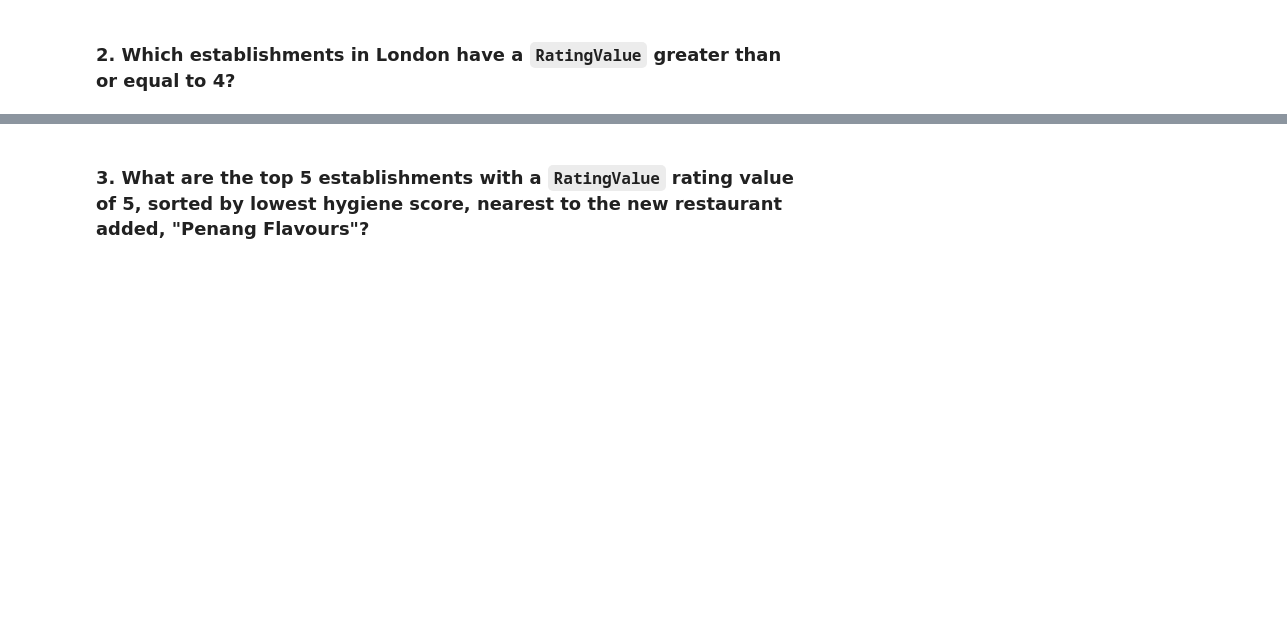
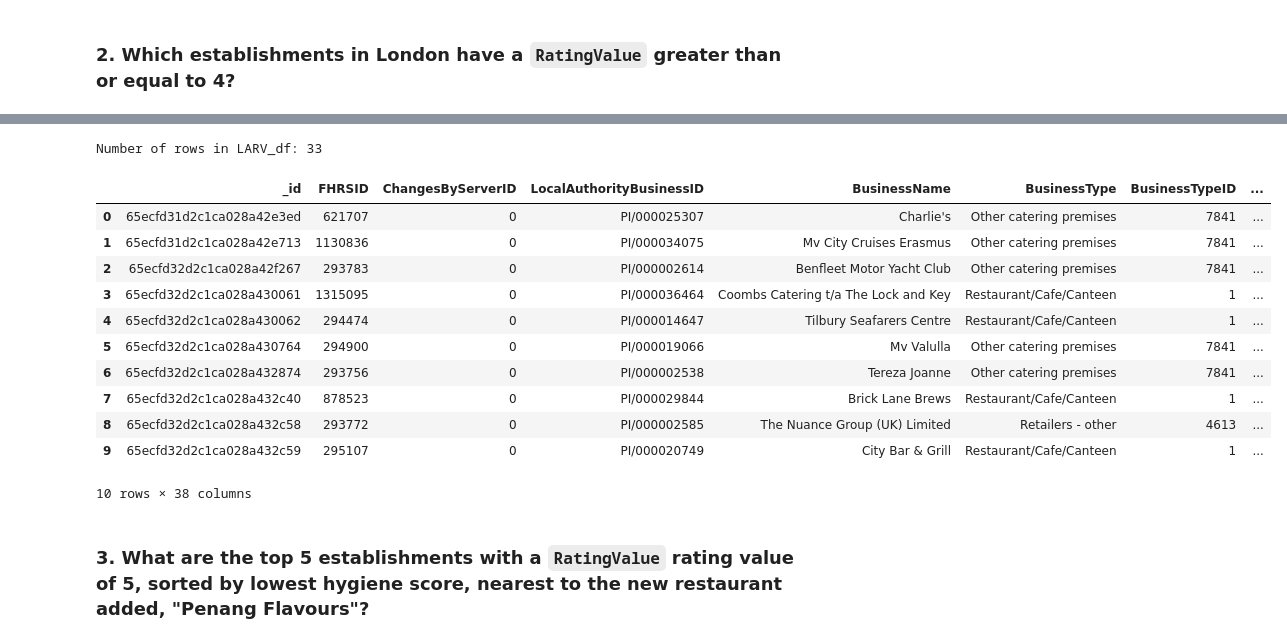
Before and after one commit to lizabethnt/nosql-challenge, a Jupyter notebook: NoSQL_analysis_Lisa.ipynb, the cells around one changed output, grey strips where cells are left out. Cells and saved outputs as stored; diff of their text form; code cells hidden in the pictures; blank space fills up the shorter version.

```diff
--- a/NoSQL_analysis_Lisa.ipynb
+++ b/NoSQL_analysis_Lisa.ipynb
@@ -81,8 +81,14 @@ Number of rows in hygiene_df: 41
 ### 2. Which establishments in London have a `RatingValue` greater than or equal to 4?
 # %%
 # Find the establishments with London as the Local Authority and has a RatingValue greater than or equal to 4.
-query =
+#using LARV to stand for "Local Autority, RatingValue"
+#'LocalAuthorityName': {'$regex' : 'London'},
+LARV_query = {'LocalAuthorityName': {'$regex' : 'London'},'RatingValue': {'$gte': 4}}
+LARV_result = establishments.find(LARV_query)
 
 # Use count_documents to display the number of documents in the result
-
+LARV_count = establishments.count_documents(LARV_query)
+print('The number of documents with London as the Local Authority and has a RatingValue greater than or equal to 4:', LARV_count)
 # Display the first document in the results using pprint
+print('The first result:\n')
+pprint(LARV_result[0])
@@ -89,9 +113,24 @@ query =
 # %%
 # Convert the result to a Pandas DataFrame
-
+LARV_df = pd.json_normalize(LARV_result)
 # Display the number of rows in the DataFrame
-
+print('Number of rows in LARV_df:', len(LARV_df))
 # Display the first 10 rows of the DataFrame
+LARV_df.head(10)
+# %% [output]
+Number of rows in LARV_df: 33
+|  | _id | FHRSID | ChangesByServerID | LocalAuthorityBusinessID | BusinessName | BusinessType | BusinessTypeID | ... |
+| 0 | 65ecfd31d2c1ca028a42e3ed | 621707 | 0 | PI/000025307 | Charlie's | Other catering premises | 7841 | ... |
+| 1 | 65ecfd31d2c1ca028a42e713 | 1130836 | 0 | PI/000034075 | Mv City Cruises Erasmus | Other catering premises | 7841 | ... |
+| 2 | 65ecfd32d2c1ca028a42f267 | 293783 | 0 | PI/000002614 | Benfleet Motor Yacht Club | Other catering premises | 7841 | ... |
+| 3 | 65ecfd32d2c1ca028a430061 | 1315095 | 0 | PI/000036464 | Coombs Catering t/a The Lock and Key | Restaurant/Cafe/Canteen | 1 | ... |
+| 4 | 65ecfd32d2c1ca028a430062 | 294474 | 0 | PI/000014647 | Tilbury Seafarers Centre | Restaurant/Cafe/Canteen | 1 | ... |
+| 5 | 65ecfd32d2c1ca028a430764 | 294900 | 0 | PI/000019066 | Mv Valulla | Other catering premises | 7841 | ... |
+| 6 | 65ecfd32d2c1ca028a432874 | 293756 | 0 | PI/000002538 | Tereza Joanne | Other catering premises | 7841 | ... |
+| 7 | 65ecfd32d2c1ca028a432c40 | 878523 | 0 | PI/000029844 | Brick Lane Brews | Restaurant/Cafe/Canteen | 1 | ... |
+| 8 | 65ecfd32d2c1ca028a432c58 | 293772 | 0 | PI/000002585 | The Nuance Group (UK) Limited | Retailers - other | 4613 | ... |
+| 9 | 65ecfd32d2c1ca028a432c59 | 295107 | 0 | PI/000020749 | City Bar & Grill | Restaurant/Cafe/Canteen | 1 | ... |
+10 rows × 38 columns
 # %% [markdown]
 ### 3. What are the top 5 establishments with a `RatingValue` rating value of 5, sorted by lowest hygiene score, nearest to the new restaurant added, "Penang Flavours"?
 # %%
```
Also changed, not shown: parts of 8 cells of this notebook.
